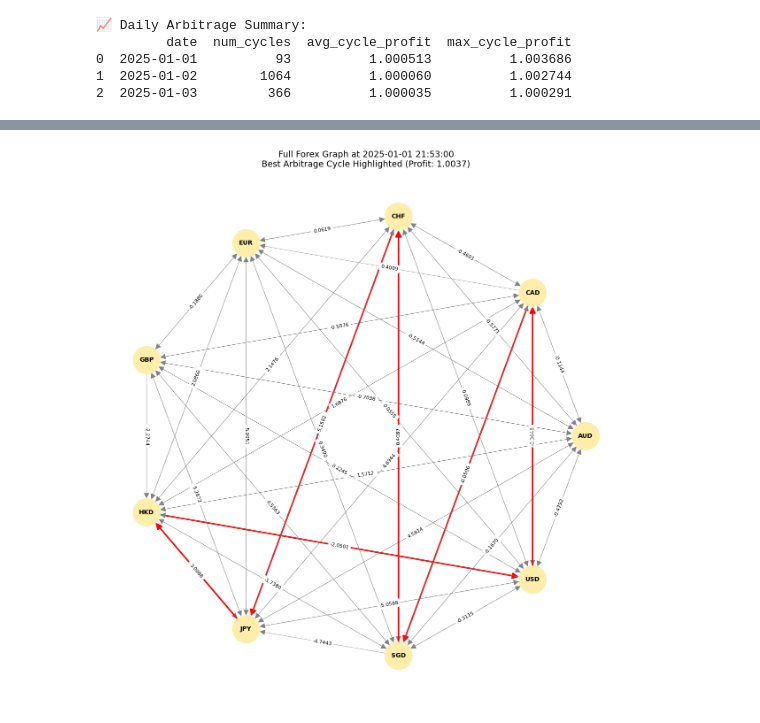
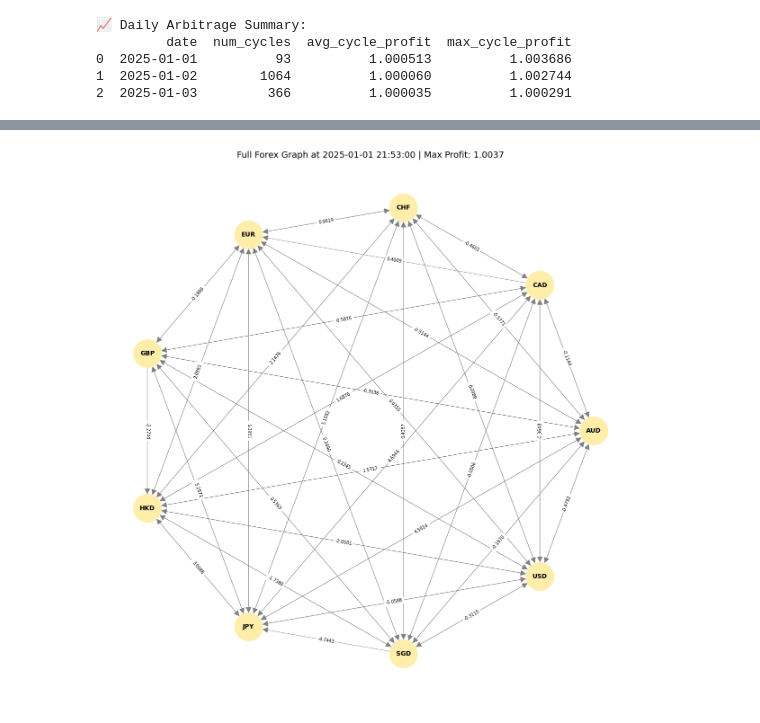
Before and after one commit to GOW1455/Forex-Arbitrage, a Jupyter notebook: graph.ipynb, the cells around one changed output, grey strips where cells are left out. Cells and saved outputs as stored; diff of their text form; code cells hidden in the pictures.

```diff
--- a/graph.ipynb
+++ b/graph.ipynb
@@ -224,56 +260,72 @@ KeyError: Timestamp('2025-01-01 21:53:00')
 # %%
-import networkx as nx
-import matplotlib.pyplot as plt
+def build_graphs(df):
+    df = df[["timestamp", "pair", "close"]]
+    df_pivot = df.pivot(index="timestamp", columns="pair", values="close")
+    df_log = -np.log(df_pivot)
 
-# Step 1: Find the most profitable cycle
-best_row = df_arbs.loc[df_arbs["profit_multiplier"].idxmax()]
-best_cycle_str = best_row["cycle"]
-best_profit = best_row["profit_multiplier"]
-best_timestamp = best_row["timestamp"]
+    graphs = {}
+    for timestamp, row in df_log.iterrows():
+        G = nx.DiGraph()
+        for pair, weight in row.items():
+            if pd.notna(weight):
+                from_currency = pair[:3]
+                to_currency = pair[3:]
+                G.add_edge(from_currency, to_currency, weight=weight)
+        graphs[timestamp] = G
+    return graphs
 
-# Step 2: Get the graph at that timestamp
-G_full = graphs_by_time[best_timestamp]
+folder = "daywise_arbitrage_outputs"
+best_cycle_info = None
 
-# Step 3: Parse the best cycle
-cycle_nodes = best_cycle_str.split(" → ")
-cycle_edges = list(zip(cycle_nodes, cycle_nodes[1:]))
+for file in sorted(glob.glob(os.path.join(folder, "arbitrage_*.csv"))):
+    df = pd.read_csv(file, parse_dates=["timestamp"])
+    if df.empty:
+        continue
 
-# Step 4: Prepare colors
-edge_colors = []
-edge_widths = []
-for u, v in G_full.edges():
-    if (u, v) in cycle_edges:
-        edge_colors.append("red")          # Highlight cycle edges
-        edge_widths.append(2.5)
-    else:
-        edge_colors.append("gray")         # Faint other edges
-        edge_widths.append(0.5)
+    row = df.loc[df["profit_multiplier"].idxmax()]
+    if best_cycle_info is None or row["profit_multiplier"] > best_cycle_info["profit_multiplier"]:
+        best_cycle_info = row
 
-# Step 5: Draw the full graph
+timestamp = pd.to_datetime(best_cycle_info["timestamp"])
+date_str = str(best_cycle_info["date"])
+profit = best_cycle_info["profit_multiplier"]
+
+data_file = f"./Data/forex_intraday_{date_str}.csv"
+if not os.path.exists(data_file):
+    raise FileNotFoundError(f"Data file not found: {data_file}")
+
+df_day = pd.read_csv(data_file, parse_dates=["timestamp"])
+graphs_by_time = build_graphs(df_day)
+
+if timestamp not in graphs_by_time:
+    raise KeyError(f"Graph for timestamp {timestamp} not found.")
+
+G_full = graphs_by_time[timestamp]
+
 pos = nx.circular_layout(G_full)
 edge_labels = nx.get_edge_attributes(G_full, "weight")
 formatted_labels = {edge: f"{w:.4f}" for edge, w in edge_labels.items()}
 
 plt.figure(figsize=(12, 12))
 nx.draw(G_full, pos,
         with_labels=True,
         node_size=2000,
         node_color="#FFEEAA",
         font_size=10,
         font_weight='bold',
-        edge_color=edge_colors,
-        width=edge_widths,
+        edge_color="gray",
+        width=0.6,
         arrows=True,
         arrowsize=20)
 
-nx.draw_networkx_edge_labels(G_full, pos, edge_labels=formatted_labels, font_size=8)
+nx.draw_networkx_edge_labels(G_full, pos, edge_labels=formatted_labels, font_size=7)
 
-plt.title(f"Full Forex Graph at {best_timestamp}\nBest Arbitrage Cycle Highlighted (Profit: {best_profit:.4f})", size=14)
+plt.title(f"Full Forex Graph at {timestamp} | Max Profit: {profit:.4f}", fontsize=14)
 plt.axis('off')
 plt.tight_layout()
-plt.savefig("full_graph_with_best_cycle.png", dpi=300)
+plt.savefig("full_forex_graph_best_timestamp.png", dpi=300)
 plt.show()
 
-print(f"Visualized full graph at {best_timestamp} with best cycle highlighted.")
+print(f"Full graph drawn at {timestamp}. Saved to full_forex_graph_best_timestamp.png")
 # %% [output]
-[figure, old version]
+[figure, new version]
```
Also changed, not shown: parts of 3 cells of this notebook, 5 other files.
